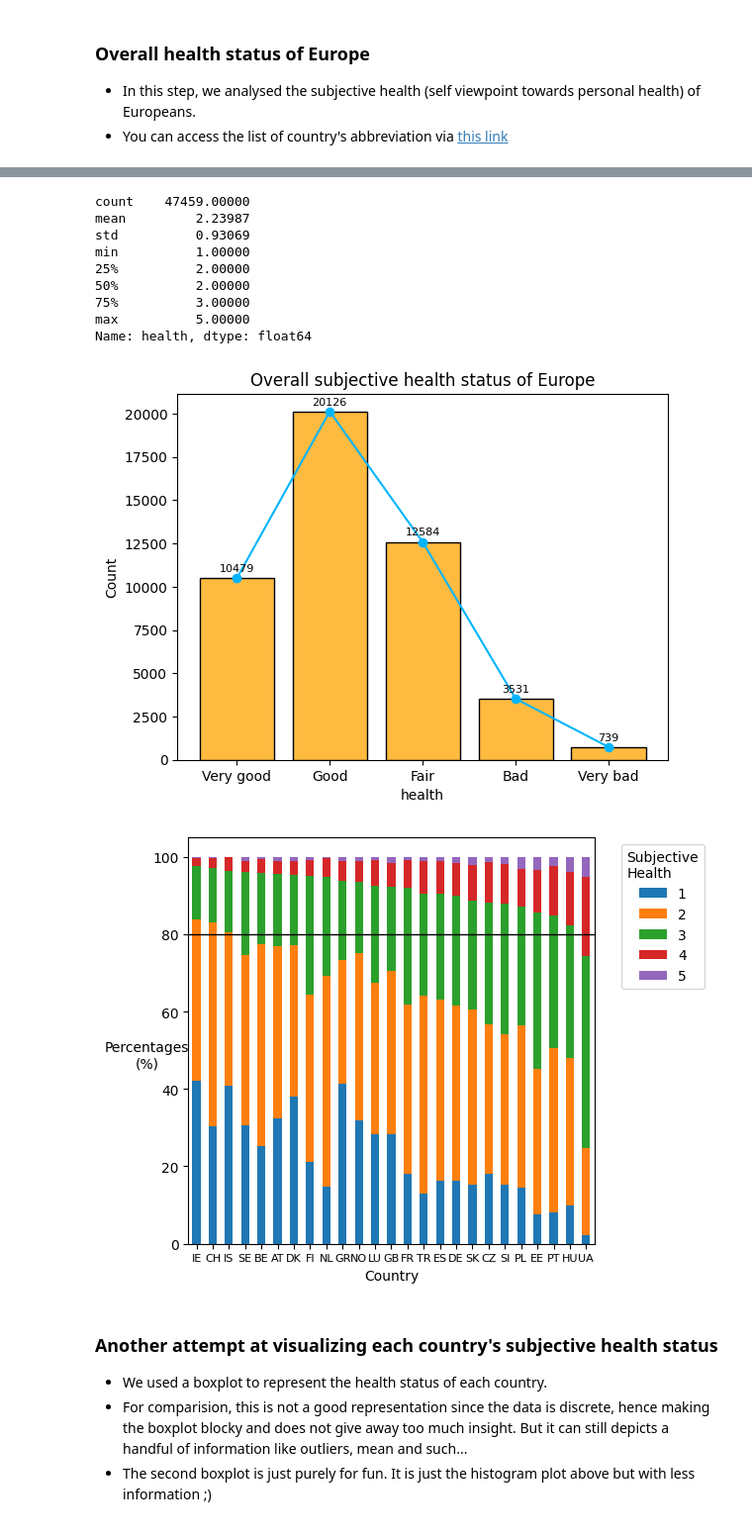
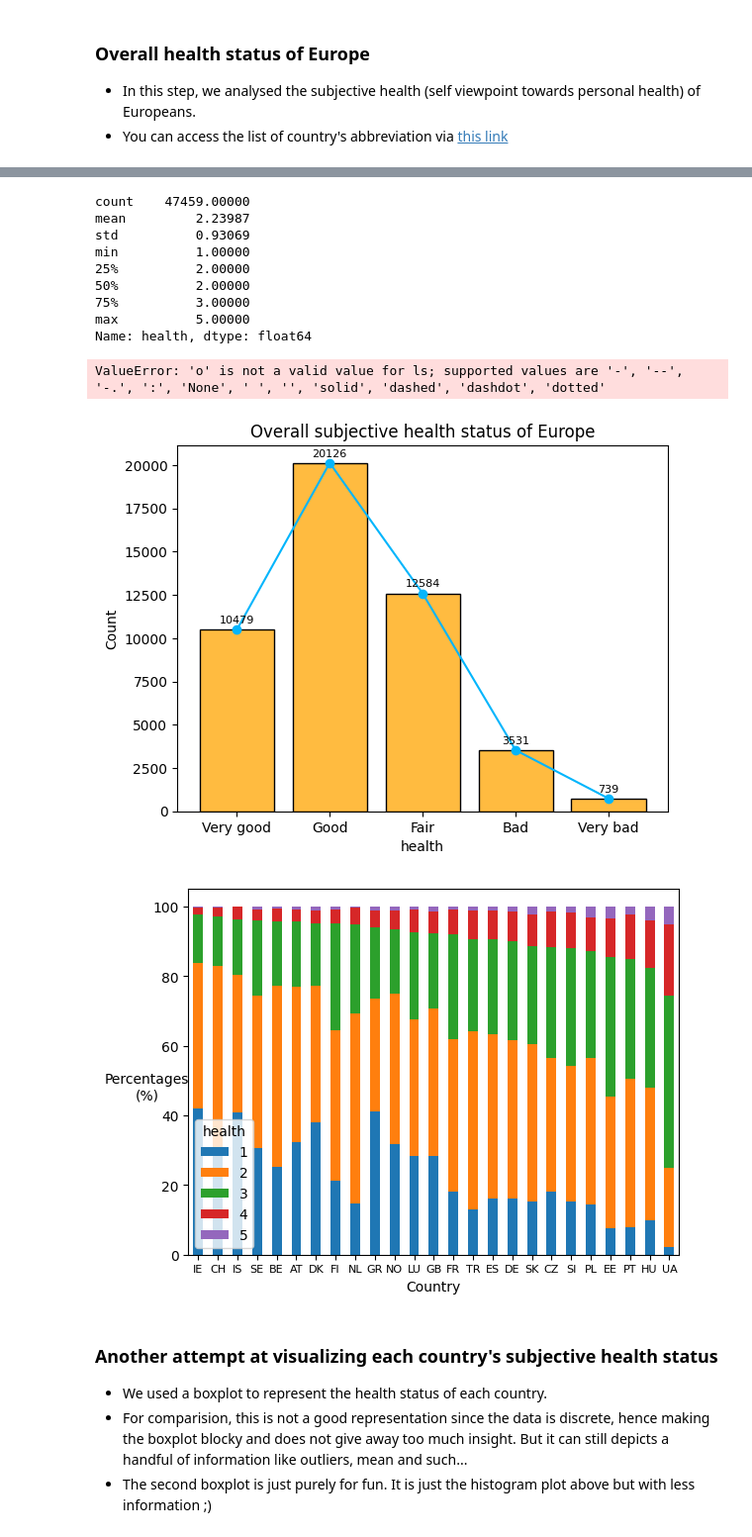
Before and after one commit to Kien-LeChi/python-data-analyics-year1, a Jupyter notebook: European Subjective General Health.ipynb, the cells around one changed output, grey strips where cells are left out. Shown: that part at 99% size. Drawn from its saved outputs; the diff is of its cells as text; code cells hidden in the pictures.

```diff
--- a/European Subjective General Health.ipynb
+++ b/European Subjective General Health.ipynb
@@ -108,35 +108,36 @@ sort_order = high_health_pct.sort_values(ascending=False).index
 
 percentages = percentages.loc[sort_order]
 
 percentages.plot(kind='bar', stacked=True)
 
 plt.ylabel('Percentages\n(%)', rotation = 0, va='top', ha='center')
 plt.xlabel('Country')
 plt.xticks(rotation=0, fontsize=8)
 
-plt.axhline(y = 80, color='black', linestyle='-', linewidth=1)
+plt.axhline(y = 80, color='black', linestyle='o', linewidth=1)
 
 plt.legend(title='Subjective\nHealth', bbox_to_anchor=(1.05, 1), loc='upper left')
 plt.tight_layout()
 plt.show()
 # %% [output]
 Mean: 2.24
 Median: 2.00
 Standard deviation: 0.93
 Minimum: 1
 Maximum: 5
 Skewness: 0.52
 count    47459.00000
 mean         2.23987
 std          0.93069
 min          1.00000
 25%          2.00000
 50%          2.00000
 75%          3.00000
 max          5.00000
 Name: health, dtype: float64
+ValueError: 'o' is not a valid value for ls; supported values are '-', '--', '-.', ':', 'None', ' ', '', 'solid', 'dashed', 'dashdot', 'dotted'
 [figure]
-[figure, old version]
+[figure, new version]
 # %% [markdown]
 ### Another attempt at visualizing each country's subjective health status
 - We used a boxplot to represent the health status of each country.
```
Also changed, not shown: parts of 3 cells of this notebook.
